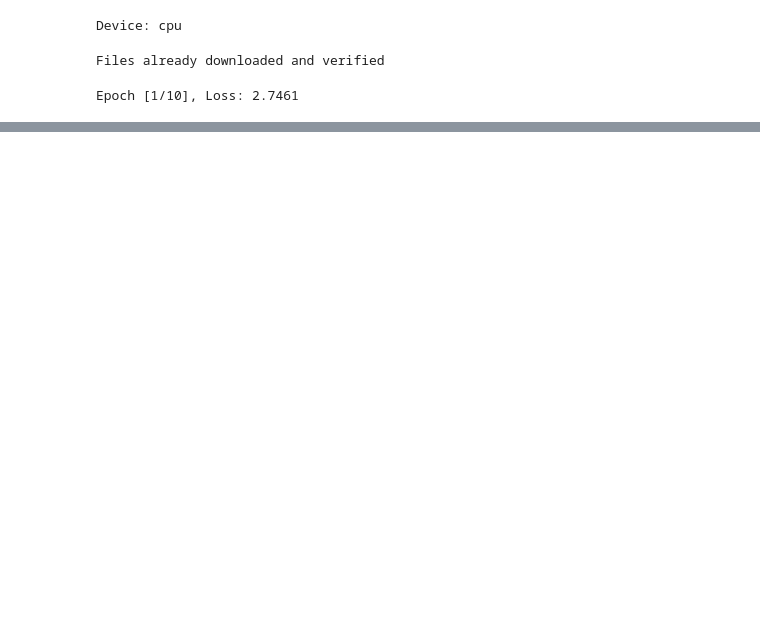
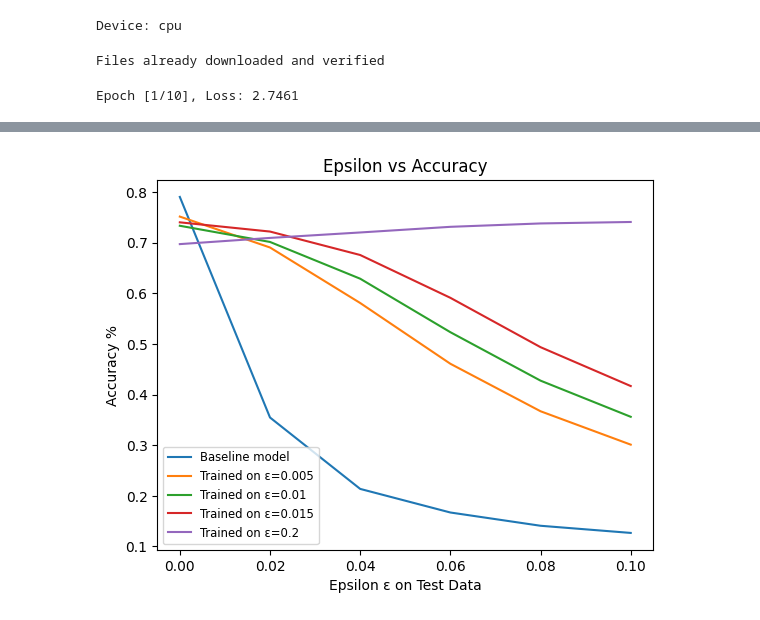
Before and after one commit to bliutech/adversarial-networks, a Jupyter notebook: rnn.ipynb, the cells around one changed output, grey strips where cells are left out. Cells and saved outputs as stored; diff of their text form; code cells hidden in the pictures; blank space fills up the shorter version.

```diff
--- a/rnn.ipynb
+++ b/rnn.ipynb
@@ -330,0 +422,19 @@ plt.show()
+# %%
+additional_epsilons = [0, 0.02,0.04,0.06,0.08,0.1]
+plt.title("Epsilon vs Accuracy")
+a_baseline = [0.79000795, 0.35459793, 0.21367437, 0.16709793, 0.14092356, 0.1267914]
+plt.plot(additional_epsilons, a_baseline, "-",label="Baseline model")
+a_005 = [0.75119424, 0.6901871, 0.5806131, 0.46068868, 0.36693868, 0.30105492]
+plt.plot(additional_epsilons, a_005, "-",label="Trained on \u03B5="+str(0.005))
+a_001 = [0.7330812, 0.70113456, 0.6285828, 0.52298963, 0.42734873, 0.35599124]
+plt.plot(additional_epsilons, a_001, "-",label="Trained on \u03B5="+str(0.01))
+a_0015 = [0.73984873, 0.7216362, 0.6753583, 0.5908638, 0.49343154, 0.41669983]
+plt.plot(additional_epsilons, a_0015, "-",label="Trained on \u03B5="+str(0.015))
+a_02 = [0.69685507, 0.7090963, 0.71984476, 0.73099124, 0.7376592, 0.7405454]
+plt.plot(additional_epsilons, a_02, "-",label="Trained on \u03B5="+str(0.2))
+plt.xlabel("Epsilon \u03B5 on Test Data")
+plt.ylabel("Accuracy %")
+plt.legend(loc="lower left", fontsize='small')
+plt.show()
+# %% [output]
+[figure, added]
```
Also changed, not shown: parts of 10 cells of this notebook, 6 other files.
